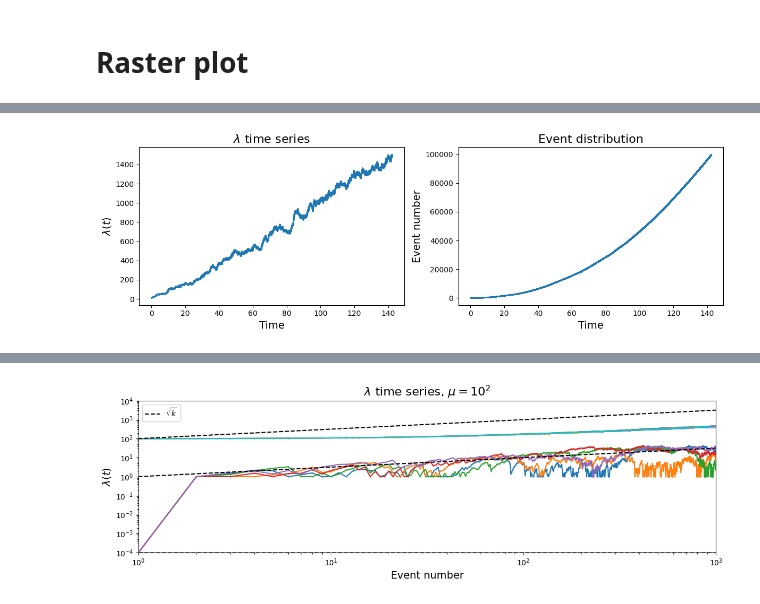
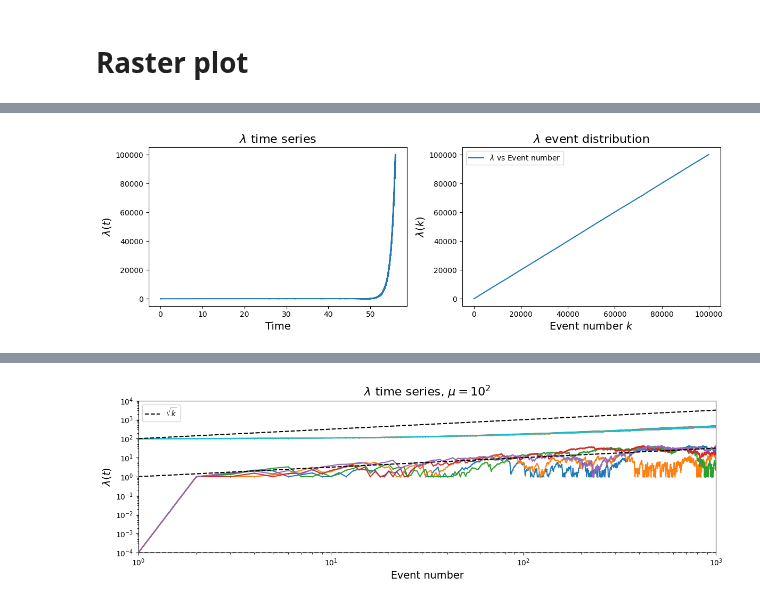
Before and after one commit to RivasAntonio/TFM, a Jupyter notebook: Códigos/Hawkes/Pruebas.ipynb, the cells around one changed output, grey strips where cells are left out. Saved outputs shown, nothing was run; the diff lists cells and outputs as text; code cells hidden in the pictures.

```diff
--- a/Códigos/Hawkes/Pruebas.ipynb
+++ b/Códigos/Hawkes/Pruebas.ipynb
@@ -48,7 +48,7 @@ times_between_events = [0]
 mu = 0.010
 rate = [mu]
 n = 1
-N = 150
+N = 10**5
 for i in range(N):
     rate_tk, xk = algorithm(rate[-1], mu, n)
     rate.append(rate_tk)
@@ -88,5 +88,4 @@ ax1.set_yticks([])
 ax1.set_title('Raster plot ', fontsize=14)
 
 plt.tight_layout()
-plt.show()
 # %% [output]
@@ -163,37 +93,35 @@ plt.show()
 # %%
 n_events = [0]
 times_between_events = [0]
-mu = 10
+mu = 0.010
 rate = [mu]
 N = 10**5
 for i in range(N):
-    rate_tk, xk = algorithm(rate[-1], mu, 1)
+    rate_tk, xk = algorithm(rate[-1], mu, 2)
     rate.append(rate_tk)
     times_between_events.append(xk)
     n_events.append(i + 1)
 
 times = np.cumsum(times_between_events)
 
 fig = plt.figure(figsize=(12, 4))
 axgrid = fig.add_gridspec(1,2)
 
 ax0 = fig.add_subplot(axgrid[0,0])
 ax0.plot(times, rate, marker = 'o', ms=0.5 ,drawstyle = 'steps')
 ax0.set_title('$\lambda$ time series', fontsize=16)
 ax0.set_xlabel('Time', fontsize=14)
 ax0.set_ylabel('$\lambda (t)$', fontsize=14)
 
 ax2 = fig.add_subplot(axgrid[0,1])
-ax2.plot(times, n_events, marker = 'o', ms=0.5 , drawstyle = 'steps-post')
-ax2.set_title('Event distribution', fontsize=16)
-ax2.set_xlabel('Time', fontsize=14)
+# ax2.plot(times, n_events, marker = 'o', ms=0.5 , drawstyle = 'steps-post')
+ax2.set_title('$\lambda$ event distribution', fontsize=16)
+ax2.set_ylabel('$\lambda(k)$ ', fontsize=14)
 
-
-#ax2.set_xscale('log')
-ax2.set_ylabel('Event number', fontsize=14)
-
+ax2.plot(n_events, rate, label = '$\lambda$ vs Event number')
+ax2.set_xlabel('Event number $k$', fontsize=14)
+ax2.legend()
 
 fig.tight_layout()
-plt.show()
 # %% [output]
-[figure, old version]
+[figure, new version]
```
Also changed, not shown: parts of 4 cells of this notebook, 23 other files.
